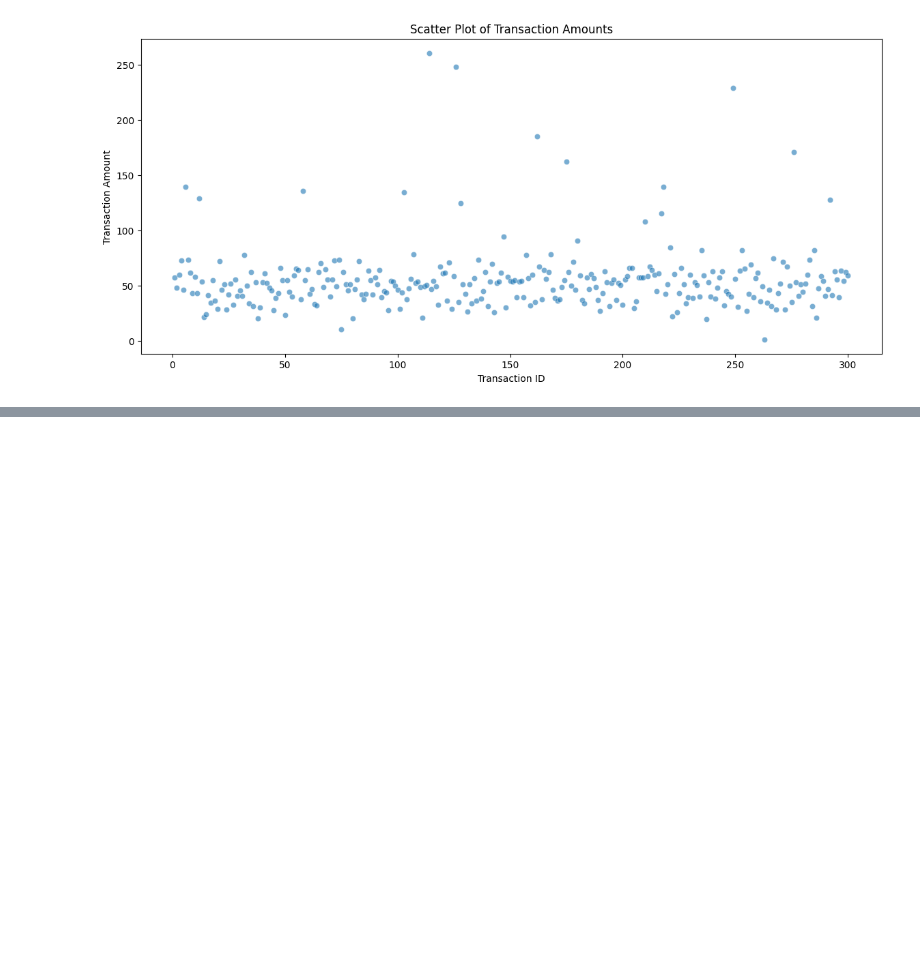
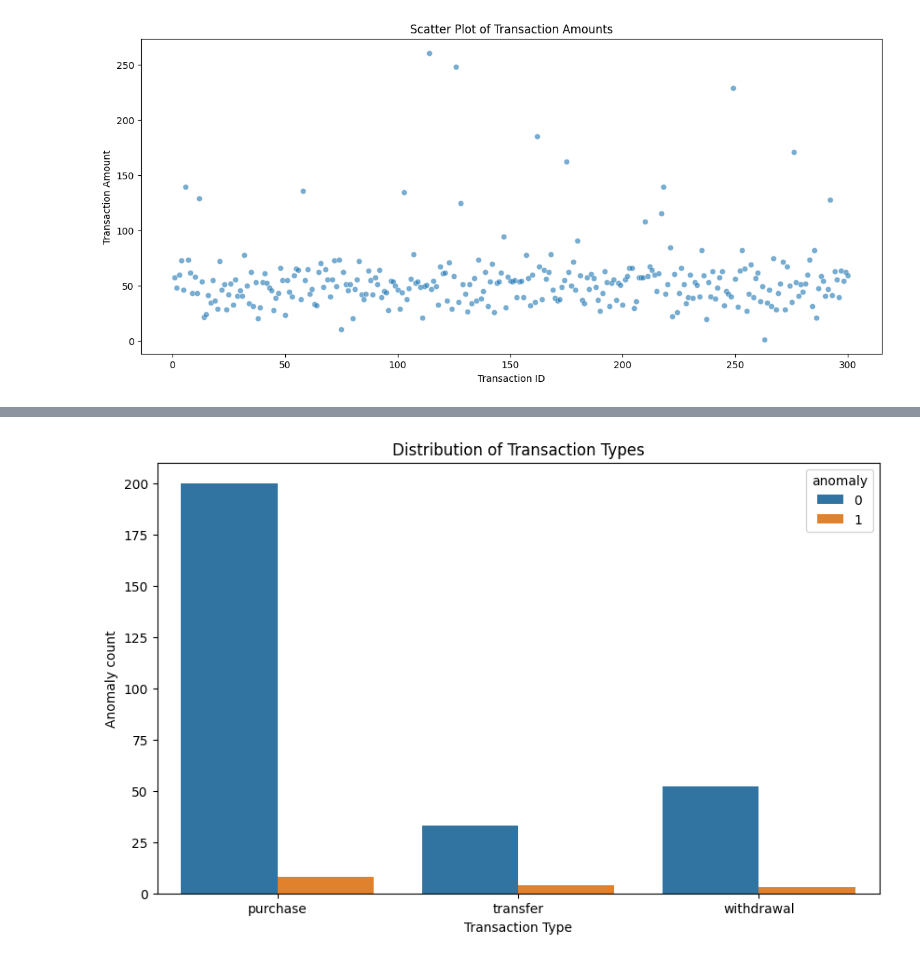
Before and after one commit to tangannbelang/machineLearningTimedoor, a Jupyter notebook: anomalydetection.ipynb, the cells around one changed output, grey strips where cells are left out. Cells and saved outputs as stored; diff of their text form; code cells hidden in the pictures; blank space fills up the shorter version.

```diff
--- a/anomalydetection.ipynb
+++ b/anomalydetection.ipynb
@@ -110,0 +159,9 @@ plt.show()
+# %%
+plt.figure(figsize=(10, 6))
+sns.countplot(x='transaction_type',hue='anomaly',data = data)
+plt.title('Distribution of Transaction Types')
+plt.xlabel('Transaction Type')
+plt.ylabel('Anomaly count')
+plt.show()
+# %% [output]
+[figure, added]
```
Also changed, not shown: parts of 5 cells of this notebook.
